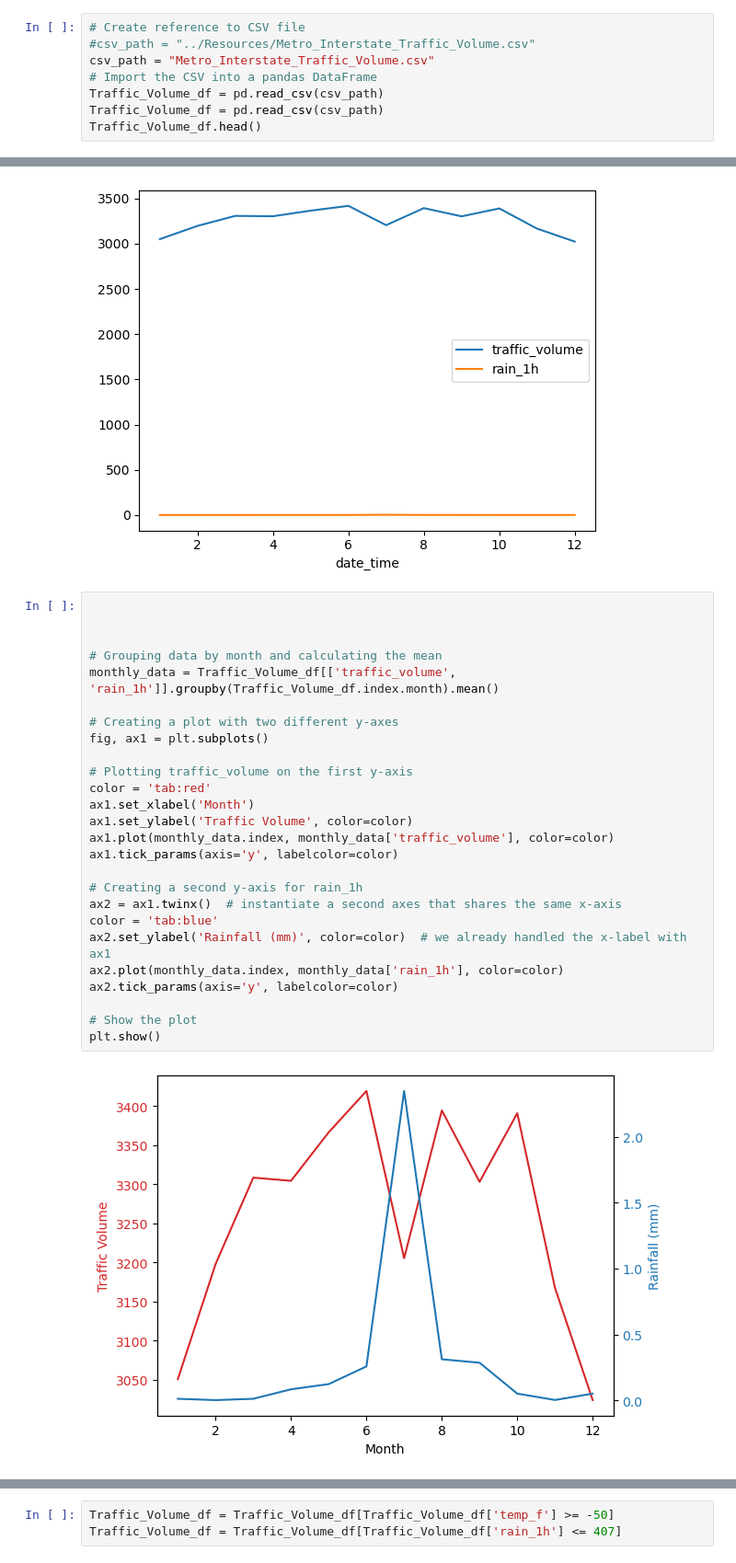
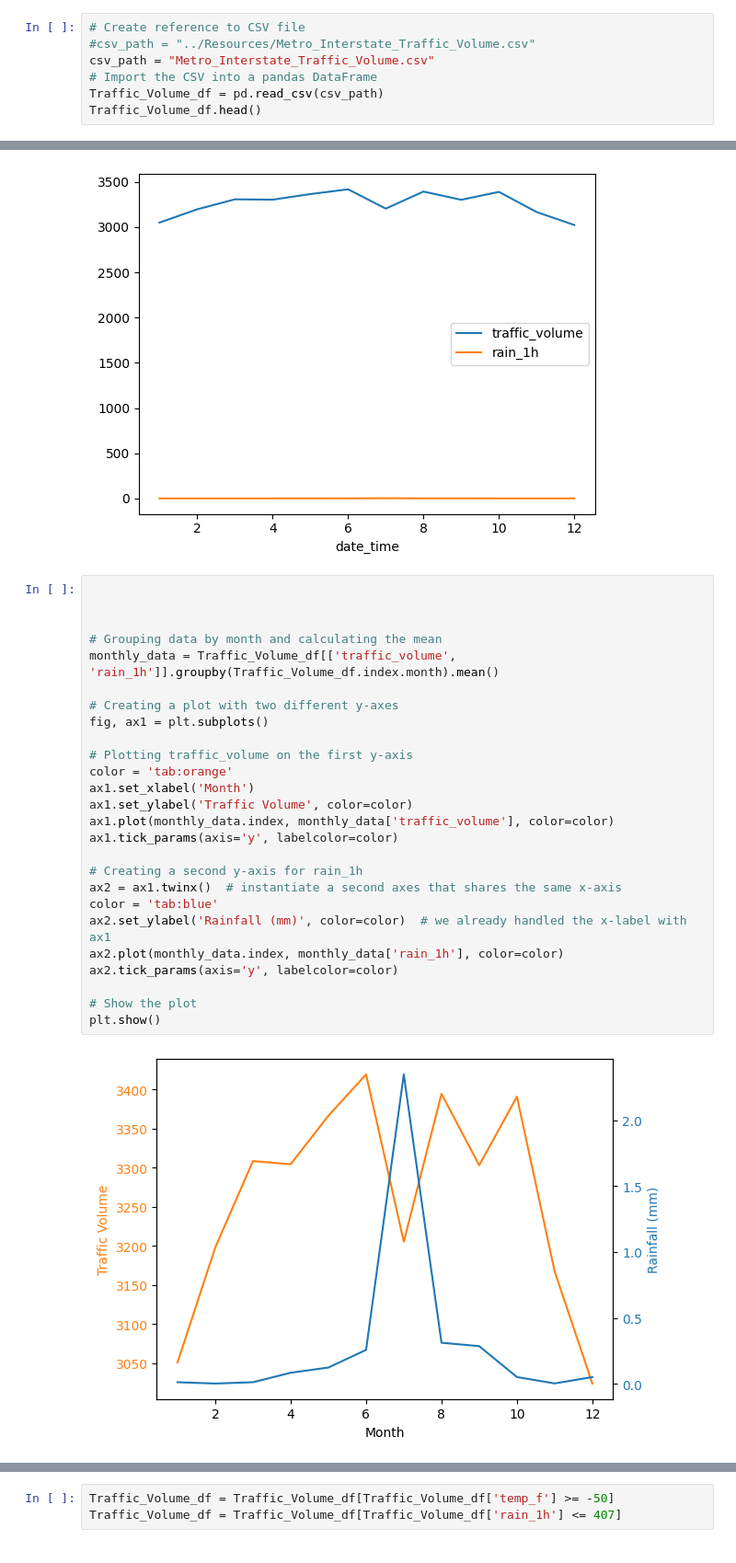
Before and after one commit to ajwilson79/traffic_volume_analysis, a Jupyter notebook: traffic_analysis.ipynb, the cells around one changed output, grey strips where cells are left out. Shown: that part at 92% size. Drawn from its saved outputs; the diff is of its cells as text.

```diff
--- a/traffic_analysis.ipynb
+++ b/traffic_analysis.ipynb
@@ -12,7 +12,6 @@ import matplotlib.pyplot as plt
 csv_path = "Metro_Interstate_Traffic_Volume.csv"
 # Import the CSV into a pandas DataFrame
 Traffic_Volume_df = pd.read_csv(csv_path)
-Traffic_Volume_df = pd.read_csv(csv_path)
 Traffic_Volume_df.head()
 # %% [output]
 |  | holiday | temp | rain_1h | snow_1h | clouds_all | weather_main | weather_description | date_time | ... |
@@ -135,31 +134,31 @@ Traffic_Volume_df[['traffic_volume','rain_1h']].groupby(Traffic_Volume_df.index.
 # %%
 
 
 
 # Grouping data by month and calculating the mean
 monthly_data = Traffic_Volume_df[['traffic_volume', 'rain_1h']].groupby(Traffic_Volume_df.index.month).mean()
 
 # Creating a plot with two different y-axes
 fig, ax1 = plt.subplots()
 
 # Plotting traffic_volume on the first y-axis
-color = 'tab:red'
+color = 'tab:orange'
 ax1.set_xlabel('Month')
 ax1.set_ylabel('Traffic Volume', color=color)
 ax1.plot(monthly_data.index, monthly_data['traffic_volume'], color=color)
 ax1.tick_params(axis='y', labelcolor=color)
 
 # Creating a second y-axis for rain_1h
 ax2 = ax1.twinx()  # instantiate a second axes that shares the same x-axis
 color = 'tab:blue'
 ax2.set_ylabel('Rainfall (mm)', color=color)  # we already handled the x-label with ax1
 ax2.plot(monthly_data.index, monthly_data['rain_1h'], color=color)
 ax2.tick_params(axis='y', labelcolor=color)
 
 # Show the plot
 plt.show()
 # %% [output]
-[figure, old version]
+[figure, new version]
 # %%
 
 
```
Also changed, not shown: parts of 8 cells of this notebook.
